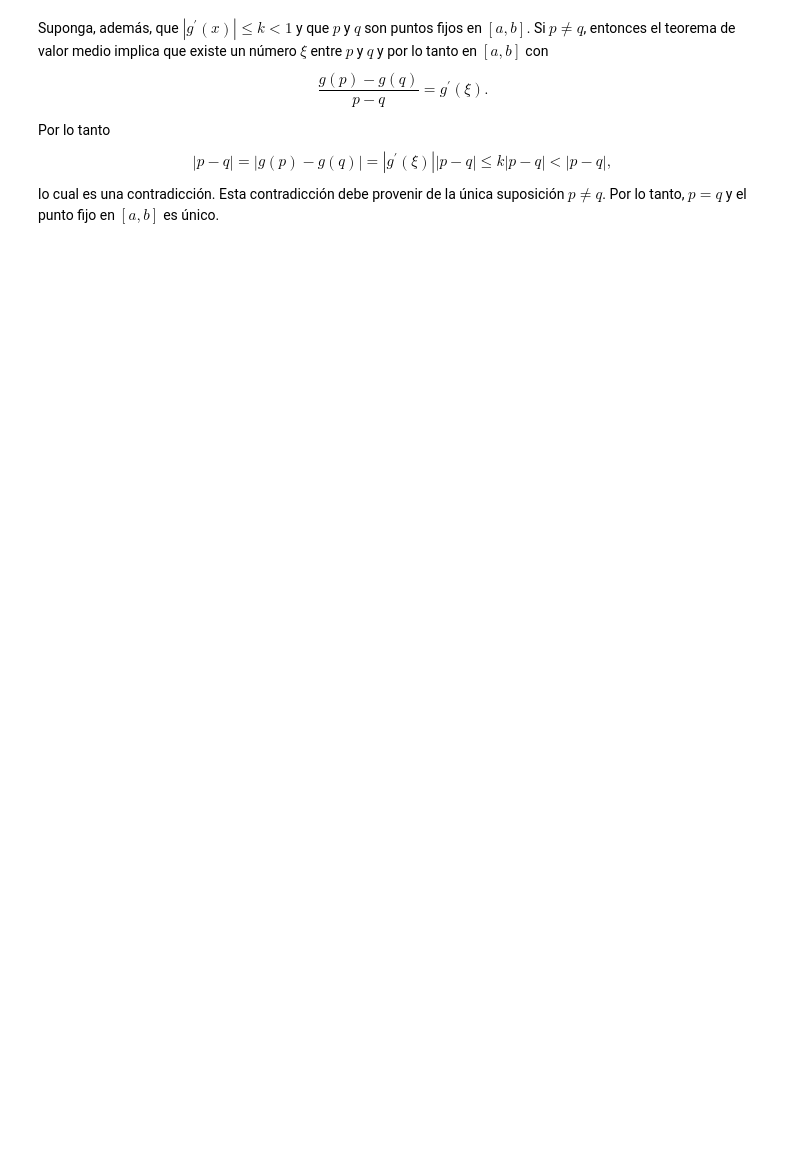
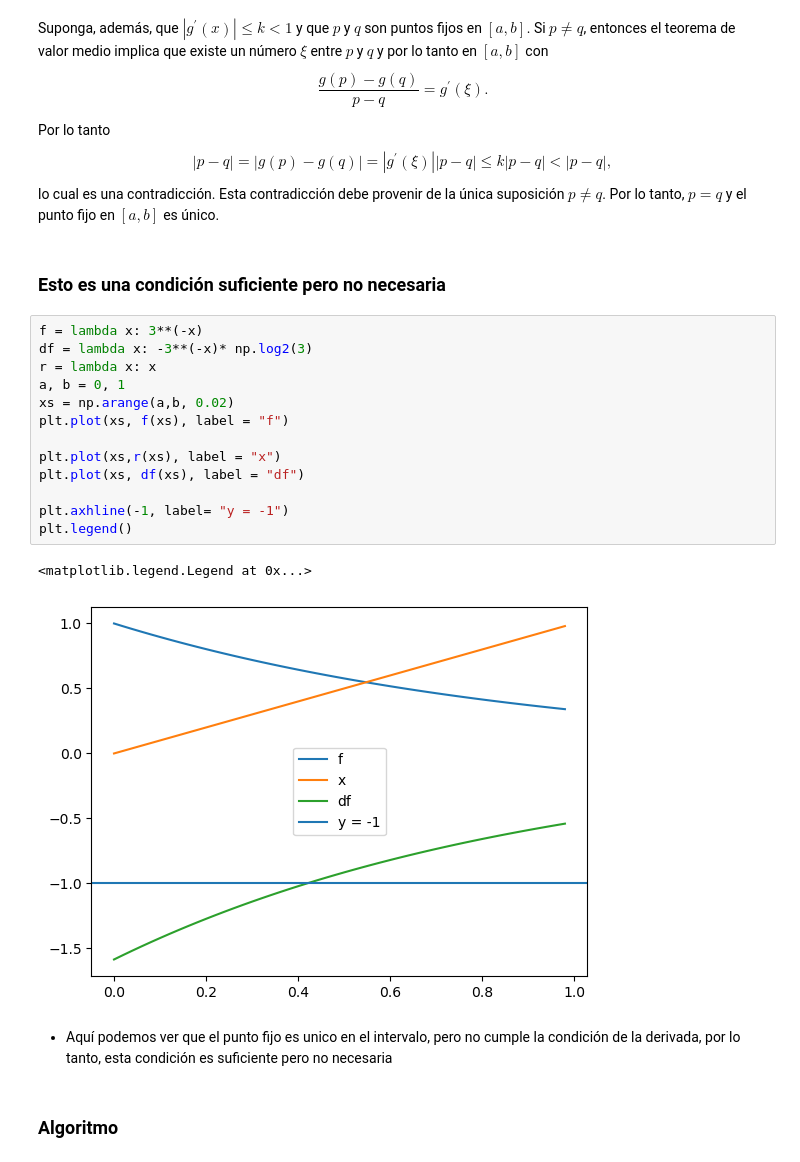
Before and after one commit to Things-I-learn/Analisis-Numerico-2024, a Jupyter notebook: punto_fijo.ipynb, the cells around one changed output. Saved outputs shown, nothing was run; the diff lists cells and outputs as text; blank space fills up the shorter version.

```diff
--- a/punto_fijo.ipynb
+++ b/punto_fijo.ipynb
@@ -107,3 +111,25 @@ $$
 |p-q|=|g(p)-g(q)|=\left|g^{\prime}(\xi)\right||p-q| \leq k|p-q|<|p-q|,
 $$
 lo cual es una contradicción. Esta contradicción debe provenir de la única suposición $p \neq q$. Por lo tanto, $p=q$ y el punto fijo en $[a, b]$ es único.
+# %% [markdown]
+### Esto es una condición suficiente pero no necesaria
+# %%
+f = lambda x: 3**(-x)
+df = lambda x: -3**(-x)* np.log2(3)
+r = lambda x: x
+a, b = 0, 1
+xs = np.arange(a,b, 0.02)
+plt.plot(xs, f(xs), label = "f")
+
+plt.plot(xs,r(xs), label = "x")
+plt.plot(xs, df(xs), label = "df")
+
+plt.axhline(-1, label= "y = -1")
+plt.legend()
+# %% [output]
+<matplotlib.legend.Legend at 0x...>
+[figure, added]
+# %% [markdown]
+- Aquí podemos ver que el punto fijo es unico en el intervalo, pero no cumple la condición de la derivada, por lo tanto, esta condición es suficiente pero no necesaria
+# %% [markdown]
+### Algoritmo
```
Also changed, not shown: parts of 32 cells of this notebook.
